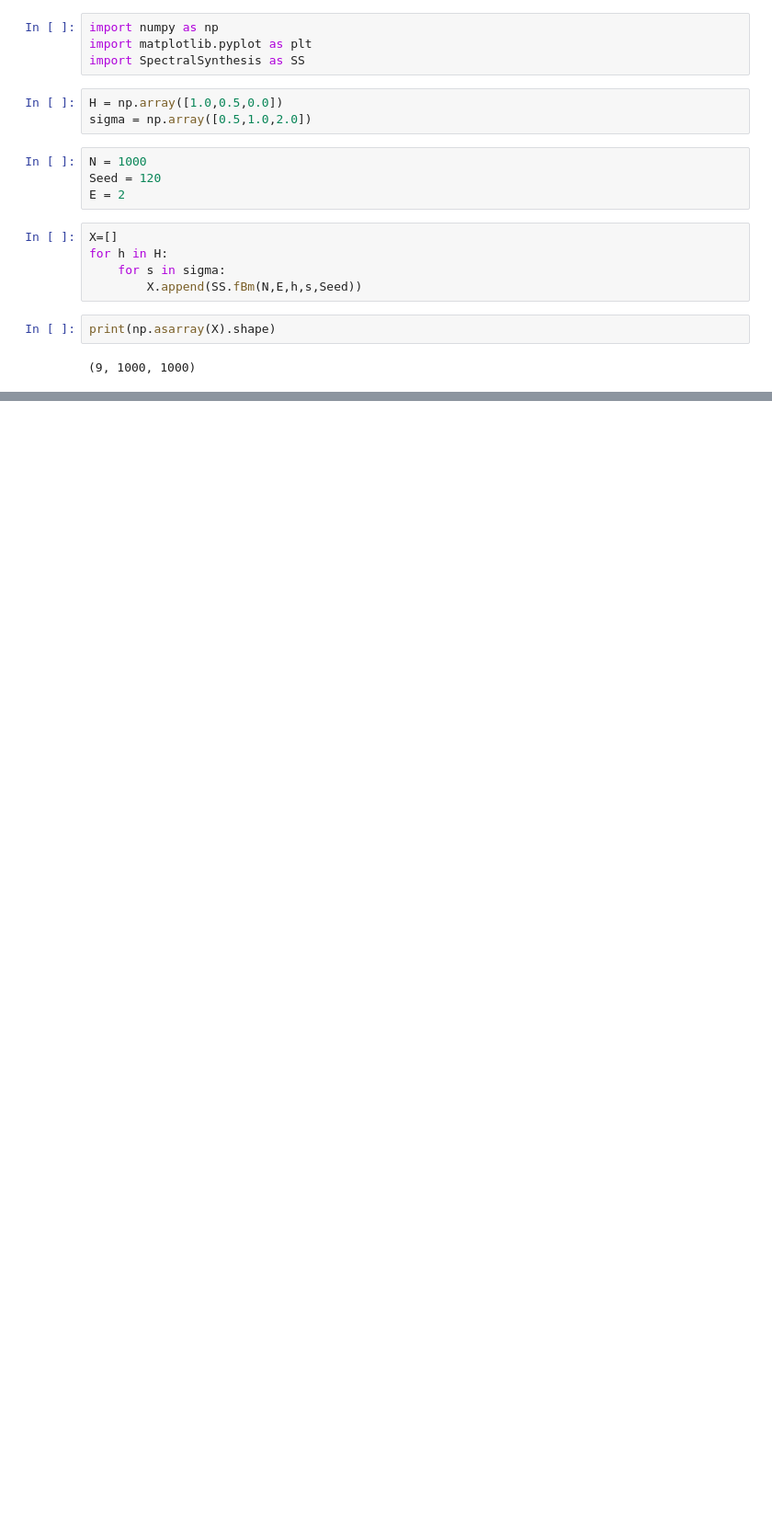
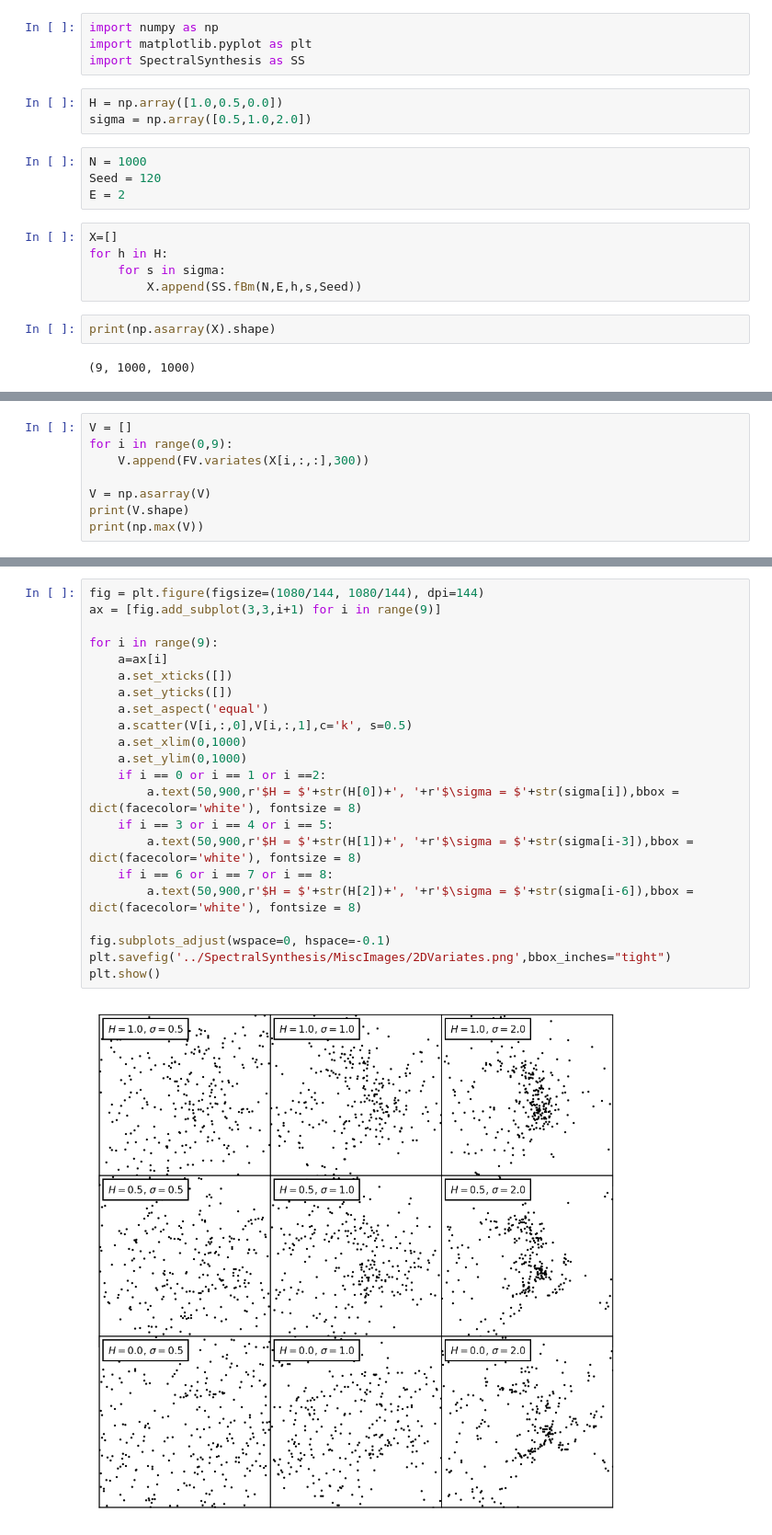
Before and after one commit to MBates92/Scripts, a Jupyter notebook: 2DSpectralSynthesis.ipynb, the cells around one changed output, grey strips where cells are left out. Shown at 92% size. Cells and saved outputs as stored; diff of their text form; blank space fills up the shorter version.

```diff
--- a/2DSpectralSynthesis.ipynb
+++ b/2DSpectralSynthesis.ipynb
@@ -41,0 +51,8 @@ plt.show()
+# %%
+V = []
+for i in range(0,9):
+    V.append(FV.variates(X[i,:,:],300))
+
+V = np.asarray(V)
+print(V.shape)
+print(np.max(V))
@@ -41,0 +62,24 @@ plt.show()
+# %%
+fig = plt.figure(figsize=(1080/144, 1080/144), dpi=144)
+ax = [fig.add_subplot(3,3,i+1) for i in range(9)]
+
+for i in range(9):
+    a=ax[i]
+    a.set_xticks([])
+    a.set_yticks([])
+    a.set_aspect('equal')
+    a.scatter(V[i,:,0],V[i,:,1],c='k', s=0.5)
+    a.set_xlim(0,1000)
+    a.set_ylim(0,1000)
+    if i == 0 or i == 1 or i ==2:
+        a.text(50,900,r'$H = $'+str(H[0])+', '+r'$\sigma = $'+str(sigma[i]),bbox = dict(facecolor='white'), fontsize = 8)
+    if i == 3 or i == 4 or i == 5:
+        a.text(50,900,r'$H = $'+str(H[1])+', '+r'$\sigma = $'+str(sigma[i-3]),bbox = dict(facecolor='white'), fontsize = 8)
+    if i == 6 or i == 7 or i == 8:
+        a.text(50,900,r'$H = $'+str(H[2])+', '+r'$\sigma = $'+str(sigma[i-6]),bbox = dict(facecolor='white'), fontsize = 8)
+
+fig.subplots_adjust(wspace=0, hspace=-0.1)
+plt.savefig('../SpectralSynthesis/MiscImages/2DVariates.png',bbox_inches="tight")
+plt.show()
+# %% [output]
+[figure, added]
```
Also changed, not shown: parts of 12 cells of this notebook, 4 other files.
